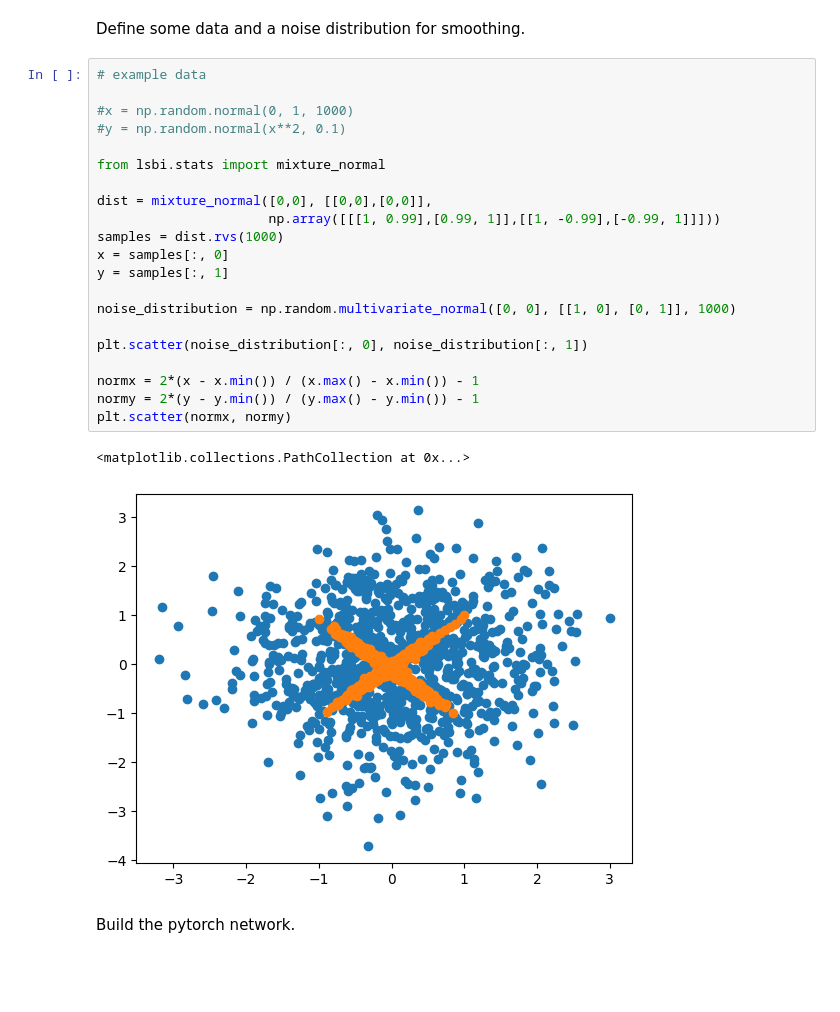
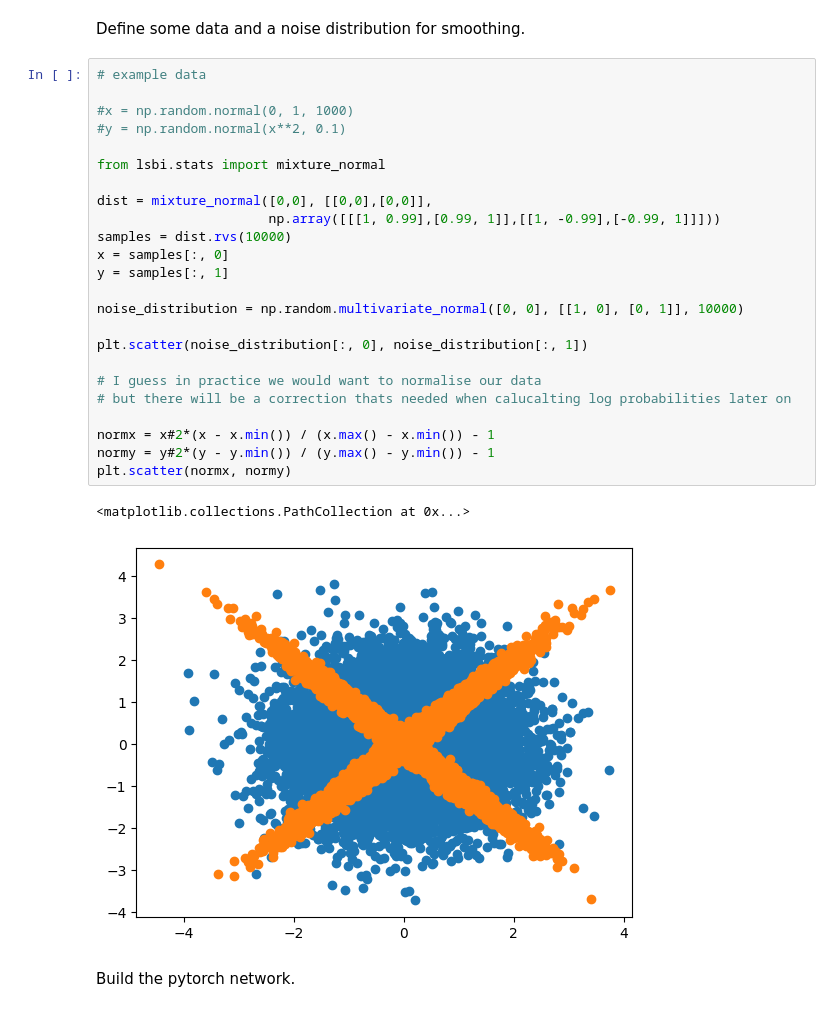
Before and after one commit to htjb/flow-matching, a Jupyter notebook: pytorch-code.ipynb, the cells around one changed output. Cells and saved outputs as stored; diff of their text form; blank space fills up the shorter version.

```diff
--- a/pytorch-code.ipynb
+++ b/pytorch-code.ipynb
@@ -14,27 +14,30 @@ Define some data and a noise distribution for smoothing.
 # %%
 # example data
 
 #x = np.random.normal(0, 1, 1000)
 #y = np.random.normal(x**2, 0.1)
 
 from lsbi.stats import mixture_normal
 
 dist = mixture_normal([0,0], [[0,0],[0,0]],
                       np.array([[[1, 0.99],[0.99, 1]],[[1, -0.99],[-0.99, 1]]]))
-samples = dist.rvs(1000)
+samples = dist.rvs(10000)
 x = samples[:, 0]
 y = samples[:, 1]
 
-noise_distribution = np.random.multivariate_normal([0, 0], [[1, 0], [0, 1]], 1000)
+noise_distribution = np.random.multivariate_normal([0, 0], [[1, 0], [0, 1]], 10000)
 
 plt.scatter(noise_distribution[:, 0], noise_distribution[:, 1])
 
-normx = 2*(x - x.min()) / (x.max() - x.min()) - 1
-normy = 2*(y - y.min()) / (y.max() - y.min()) - 1
+# I guess in practice we would want to normalise our data
+# but there will be a correction thats needed when calucalting log probabilities later on
+
+normx = x#2*(x - x.min()) / (x.max() - x.min()) - 1
+normy = y#2*(y - y.min()) / (y.max() - y.min()) - 1
 plt.scatter(normx, normy)
 # %% [output]
 <matplotlib.collections.PathCollection at 0x...>
-[figure, old version]
+[figure, new version]
 # %% [markdown]
 Build the pytorch network.
 # %%
```
Also changed, not shown: parts of 5 cells of this notebook.
